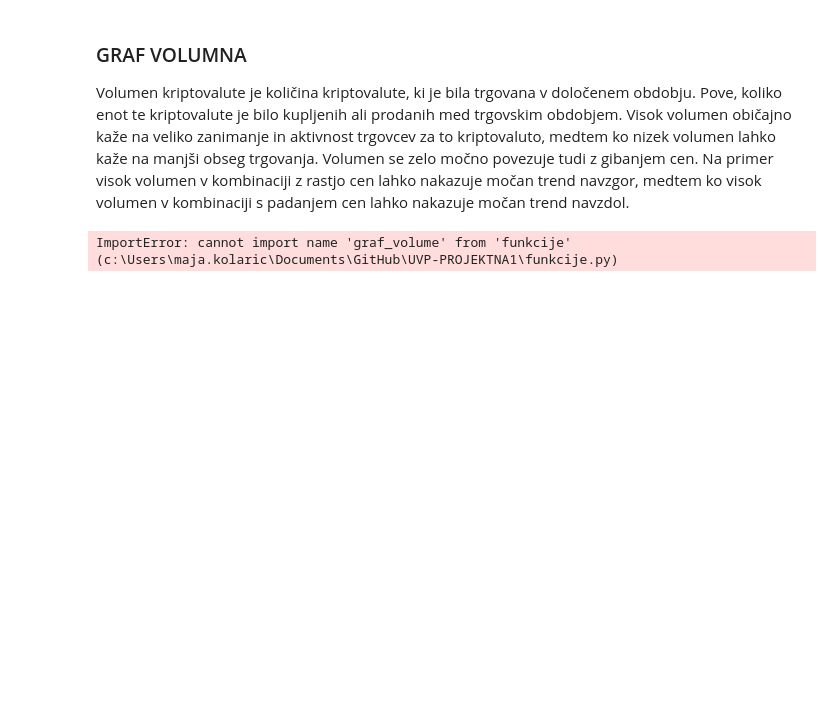
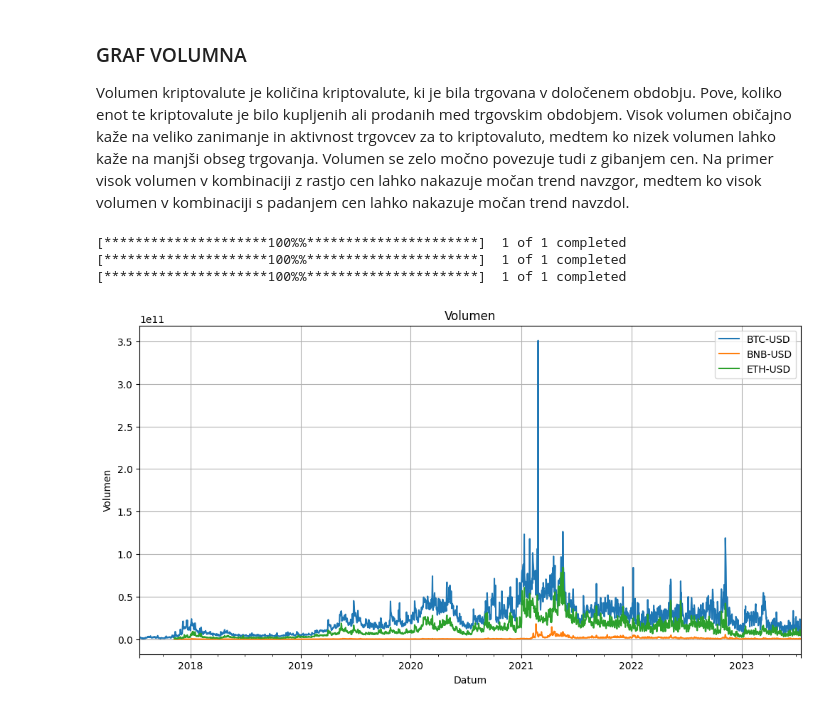
Before and after one commit to zanlukakolaric/UVP-PROJEKTNA1, a Jupyter notebook: glavna_datoteka.ipynb, the cells around one changed output. Saved outputs shown, nothing was run; the diff lists cells and outputs as text; code cells hidden in the pictures; blank space fills up the shorter version.

```diff
--- a/glavna_datoteka.ipynb
+++ b/glavna_datoteka.ipynb
@@ -194,9 +194,12 @@ Opazimo lahko, da v obdobju zadnjega pol leta ni bilo bistvenih sprememb v ceni.
 
 Volumen kriptovalute je količina kriptovalute, ki je bila trgovana v določenem obdobju. Pove, koliko enot te kriptovalute je bilo kupljenih ali prodanih med trgovskim obdobjem. Visok volumen običajno kaže na veliko zanimanje in aktivnost trgovcev za to kriptovaluto, medtem ko nizek volumen lahko kaže na manjši obseg trgovanja. Volumen se zelo močno povezuje tudi z gibanjem cen. Na primer visok volumen v kombinaciji z rastjo cen lahko nakazuje močan trend navzgor, medtem ko visok volumen v kombinaciji s padanjem cen lahko nakazuje močan trend navzdol.
 # %%
-from funkcije import graf_volume
+from funkcije import graf_volumna
 podatki_o_kriptovalutah = rast_v_procentih(povprecje(dodaj_dnevna_rast(uredi_podatke(pridobi_podatke(imena_kriptovalut, z, k)))))
 
-graf_volume(podatki_o_kriptovalutah)
+graf_volumna(podatki_o_kriptovalutah)
 # %% [output]
-ImportError: cannot import name 'graf_volume' from 'funkcije' (c:\Users\maja.kolaric\Documents\GitHub\UVP-PROJEKTNA1\funkcije.py)
+[*********************100%%**********************]  1 of 1 completed
+[*********************100%%**********************]  1 of 1 completed
+[*********************100%%**********************]  1 of 1 completed
+[figure, added]
```
Also changed, not shown: 1 other file.
